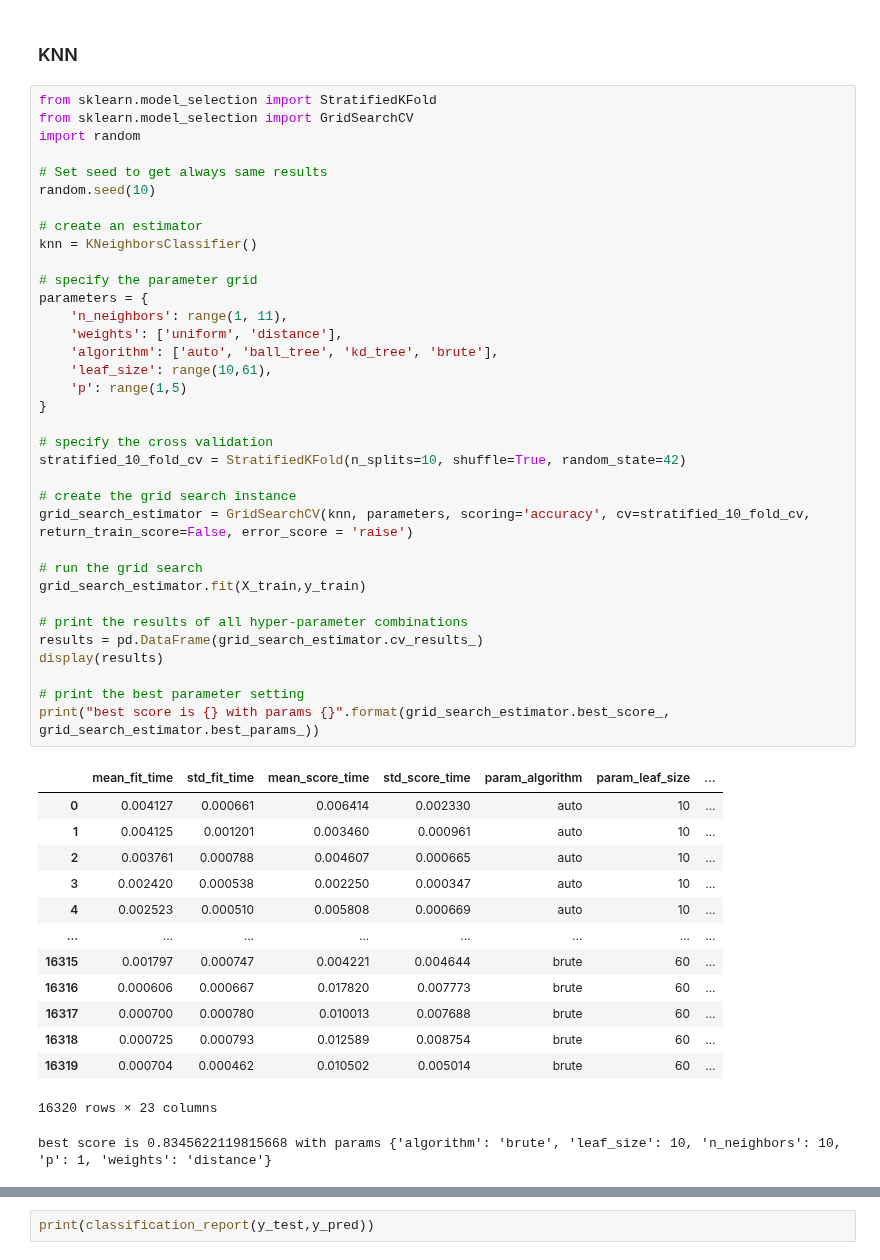
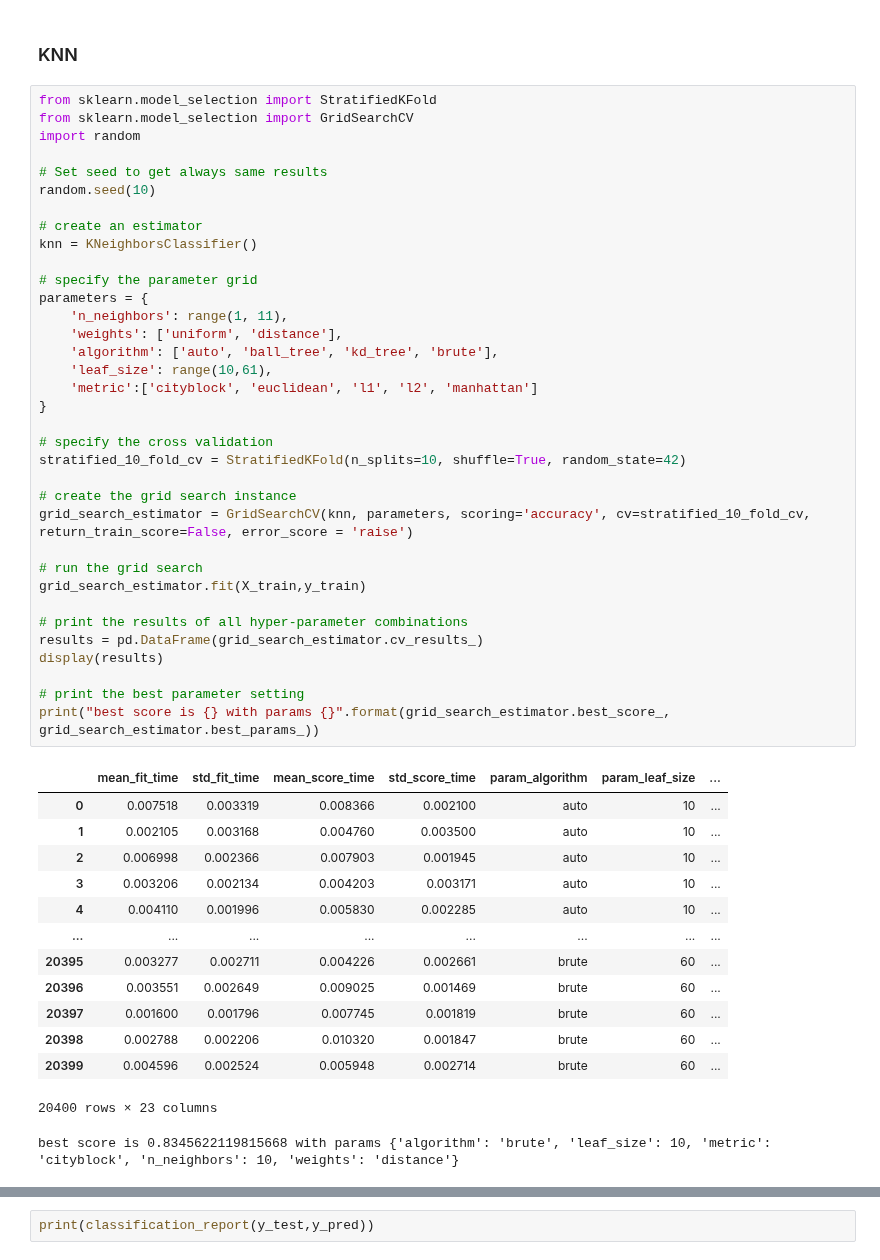
Before and after one commit to mariusjb/dm1-titanic, a Jupyter notebook: codes_chrisi_KNN_DecisionTree.ipynb, the cells around one changed output, grey strips where cells are left out. Cells and saved outputs as stored; diff of their text form.

```diff
--- a/codes_chrisi_KNN_DecisionTree.ipynb
+++ b/codes_chrisi_KNN_DecisionTree.ipynb
@@ -65,46 +65,46 @@ import random
 random.seed(10)
 
 # create an estimator
 knn = KNeighborsClassifier()
 
 # specify the parameter grid
 parameters = {
     'n_neighbors': range(1, 11),
     'weights': ['uniform', 'distance'],
     'algorithm': ['auto', 'ball_tree', 'kd_tree', 'brute'],
     'leaf_size': range(10,61),
-    'p': range(1,5)
+    'metric':['cityblock', 'euclidean', 'l1', 'l2', 'manhattan']
 }
 
 # specify the cross validation
 stratified_10_fold_cv = StratifiedKFold(n_splits=10, shuffle=True, random_state=42)
 
 # create the grid search instance
 grid_search_estimator = GridSearchCV(knn, parameters, scoring='accuracy', cv=stratified_10_fold_cv, return_train_score=False, error_score = 'raise')
 
 # run the grid search
 grid_search_estimator.fit(X_train,y_train)
 
 # print the results of all hyper-parameter combinations
 results = pd.DataFrame(grid_search_estimator.cv_results_)
 display(results)
 
 # print the best parameter setting
 print("best score is {} with params {}".format(grid_search_estimator.best_score_, grid_search_estimator.best_params_))
 # %% [output]
 |  | mean_fit_time | std_fit_time | mean_score_time | std_score_time | param_algorithm | param_leaf_size | ... |
-| 0 | 0.004127 | 0.000661 | 0.006414 | 0.002330 | auto | 10 | ... |
-| 1 | 0.004125 | 0.001201 | 0.003460 | 0.000961 | auto | 10 | ... |
-| 2 | 0.003761 | 0.000788 | 0.004607 | 0.000665 | auto | 10 | ... |
-| 3 | 0.002420 | 0.000538 | 0.002250 | 0.000347 | auto | 10 | ... |
-| 4 | 0.002523 | 0.000510 | 0.005808 | 0.000669 | auto | 10 | ... |
+| 0 | 0.007518 | 0.003319 | 0.008366 | 0.002100 | auto | 10 | ... |
+| 1 | 0.002105 | 0.003168 | 0.004760 | 0.003500 | auto | 10 | ... |
+| 2 | 0.006998 | 0.002366 | 0.007903 | 0.001945 | auto | 10 | ... |
+| 3 | 0.003206 | 0.002134 | 0.004203 | 0.003171 | auto | 10 | ... |
+| 4 | 0.004110 | 0.001996 | 0.005830 | 0.002285 | auto | 10 | ... |
 | ... | ... | ... | ... | ... | ... | ... | ... |
-| 16315 | 0.001797 | 0.000747 | 0.004221 | 0.004644 | brute | 60 | ... |
-| 16316 | 0.000606 | 0.000667 | 0.017820 | 0.007773 | brute | 60 | ... |
-| 16317 | 0.000700 | 0.000780 | 0.010013 | 0.007688 | brute | 60 | ... |
-| 16318 | 0.000725 | 0.000793 | 0.012589 | 0.008754 | brute | 60 | ... |
-| 16319 | 0.000704 | 0.000462 | 0.010502 | 0.005014 | brute | 60 | ... |
+| 20395 | 0.003277 | 0.002711 | 0.004226 | 0.002661 | brute | 60 | ... |
+| 20396 | 0.003551 | 0.002649 | 0.009025 | 0.001469 | brute | 60 | ... |
+| 20397 | 0.001600 | 0.001796 | 0.007745 | 0.001819 | brute | 60 | ... |
+| 20398 | 0.002788 | 0.002206 | 0.010320 | 0.001847 | brute | 60 | ... |
+| 20399 | 0.004596 | 0.002524 | 0.005948 | 0.002714 | brute | 60 | ... |
-16320 rows × 23 columns
+20400 rows × 23 columns
-best score is 0.8345622119815668 with params {'algorithm': 'brute', 'leaf_size': 10, 'n_neighbors': 10, 'p': 1, 'weights': 'distance'}
+best score is 0.8345622119815668 with params {'algorithm': 'brute', 'leaf_size': 10, 'metric': 'cityblock', 'n_neighbors': 10, 'weights': 'distance'}
 # %% [markdown]
 Scoring with accuracy and fixed train test split:
```
Also changed, not shown: parts of 5 cells of this notebook.
